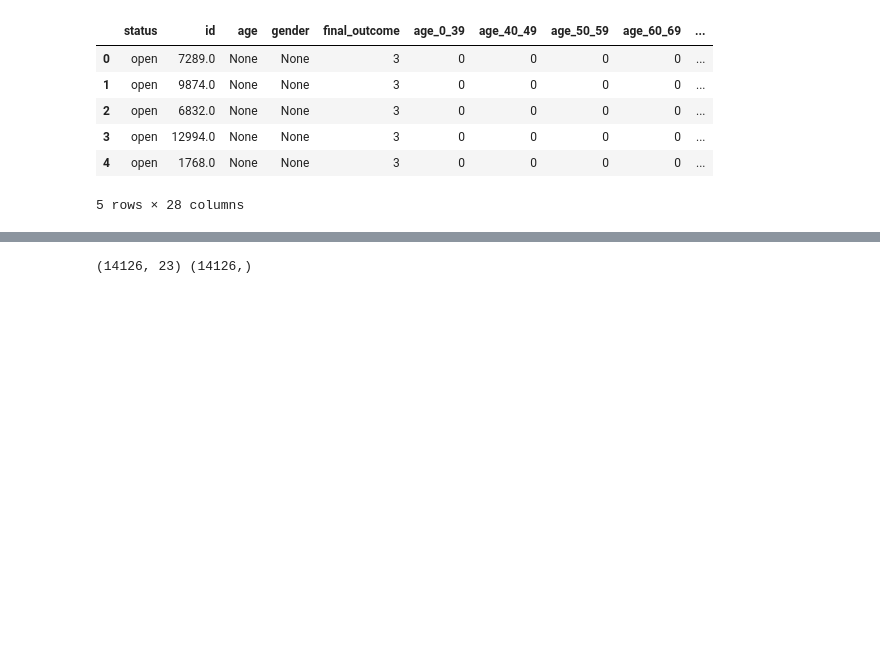
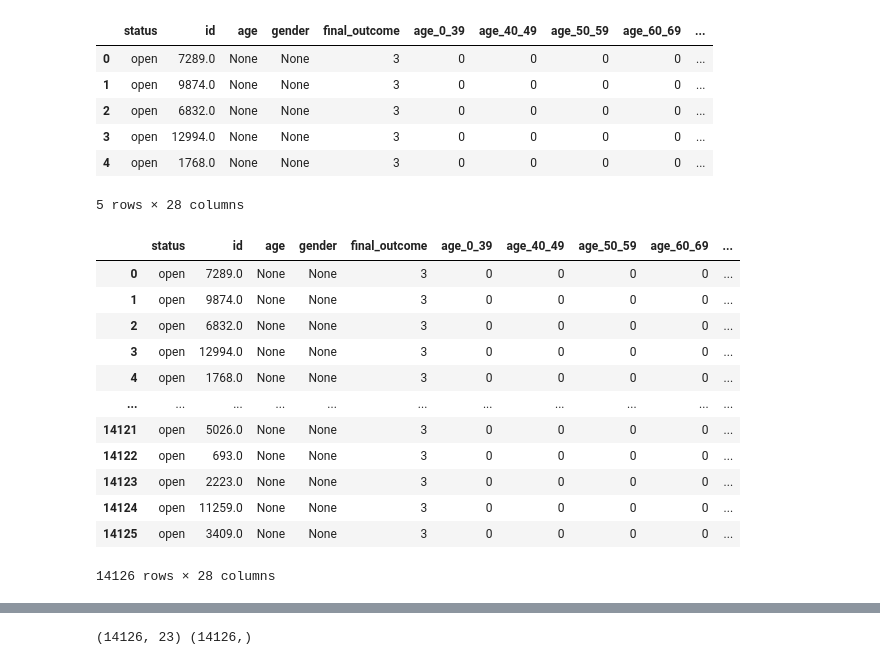
Before and after one commit to DutchDS/Final-Project, a Jupyter notebook: Leo's sandbox/COVID10_classification.ipynb, the cells around one changed output, grey strips where cells are left out. Drawn from its saved outputs; the diff is of its cells as text; code cells hidden in the pictures; blank space fills up the shorter version.

```diff
--- a/Leo's sandbox/COVID10_classification.ipynb
+++ b/Leo's sandbox/COVID10_classification.ipynb
@@ -29,7 +30,7 @@ DATABASE_URI = os.environ.get('DATABASE_URL', '') or "postgresql://postgres:pass
 print(DATABASE_URI)
 
 engine = create_engine(DATABASE_URI)
-case_data=pd.read_sql('select * from case_study_all_v', con=engine)
+case_df=pd.read_sql('select * from case_study_all_v', con=engine)
 # %% [output]
 postgresql://postgres:password@localhost:5432/COVID19_db
 # %%
@@ -42,3 +43,19 @@ case_data.head()
 | 3 | open | 12994.0 | None | None | 3 | 0 | 0 | 0 | 0 | ... |
 | 4 | open | 1768.0 | None | None | 3 | 0 | 0 | 0 | 0 | ... |
 5 rows × 28 columns
+# %%
+case_df
+# %% [output]
+|  | status | id | age | gender | final_outcome | age_0_39 | age_40_49 | age_50_59 | age_60_69 | ... |
+| 0 | open | 7289.0 | None | None | 3 | 0 | 0 | 0 | 0 | ... |
+| 1 | open | 9874.0 | None | None | 3 | 0 | 0 | 0 | 0 | ... |
+| 2 | open | 6832.0 | None | None | 3 | 0 | 0 | 0 | 0 | ... |
+| 3 | open | 12994.0 | None | None | 3 | 0 | 0 | 0 | 0 | ... |
+| 4 | open | 1768.0 | None | None | 3 | 0 | 0 | 0 | 0 | ... |
+| ... | ... | ... | ... | ... | ... | ... | ... | ... | ... | ... |
+| 14121 | open | 5026.0 | None | None | 3 | 0 | 0 | 0 | 0 | ... |
+| 14122 | open | 693.0 | None | None | 3 | 0 | 0 | 0 | 0 | ... |
+| 14123 | open | 2223.0 | None | None | 3 | 0 | 0 | 0 | 0 | ... |
+| 14124 | open | 11259.0 | None | None | 3 | 0 | 0 | 0 | 0 | ... |
+| 14125 | open | 3409.0 | None | None | 3 | 0 | 0 | 0 | 0 | ... |
+14126 rows × 28 columns
```
Also changed, not shown: parts of 8 cells of this notebook, 27 other files.
